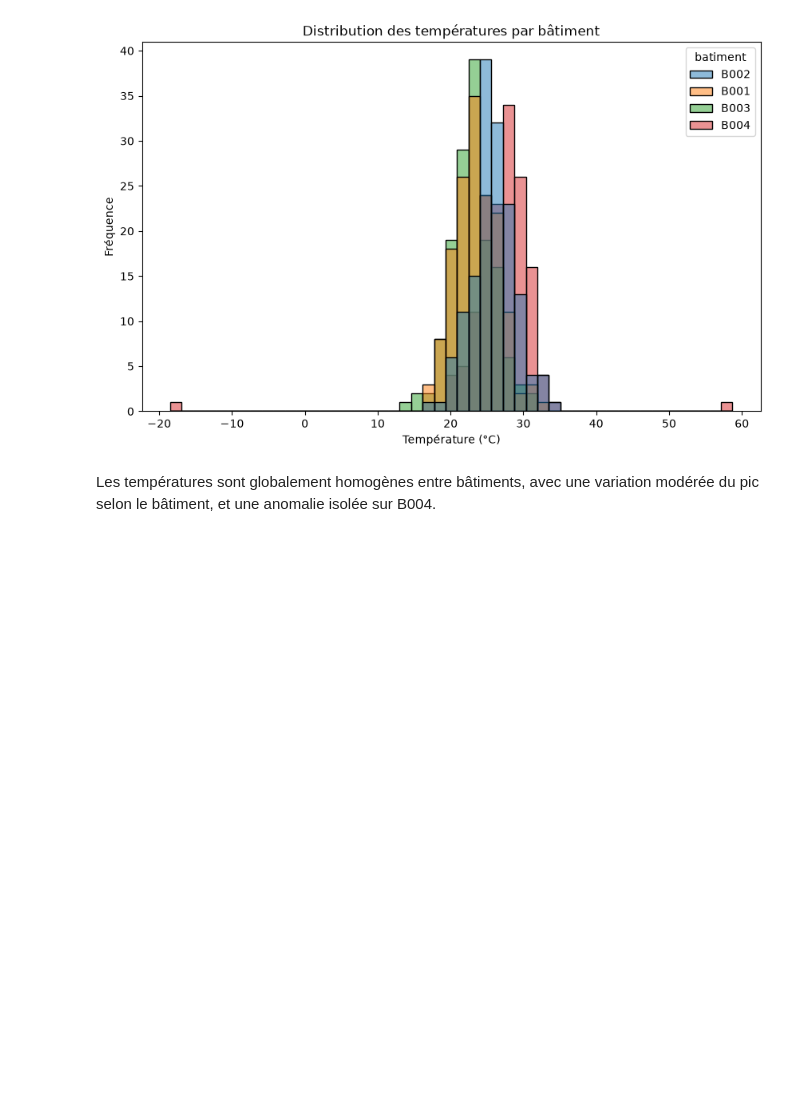
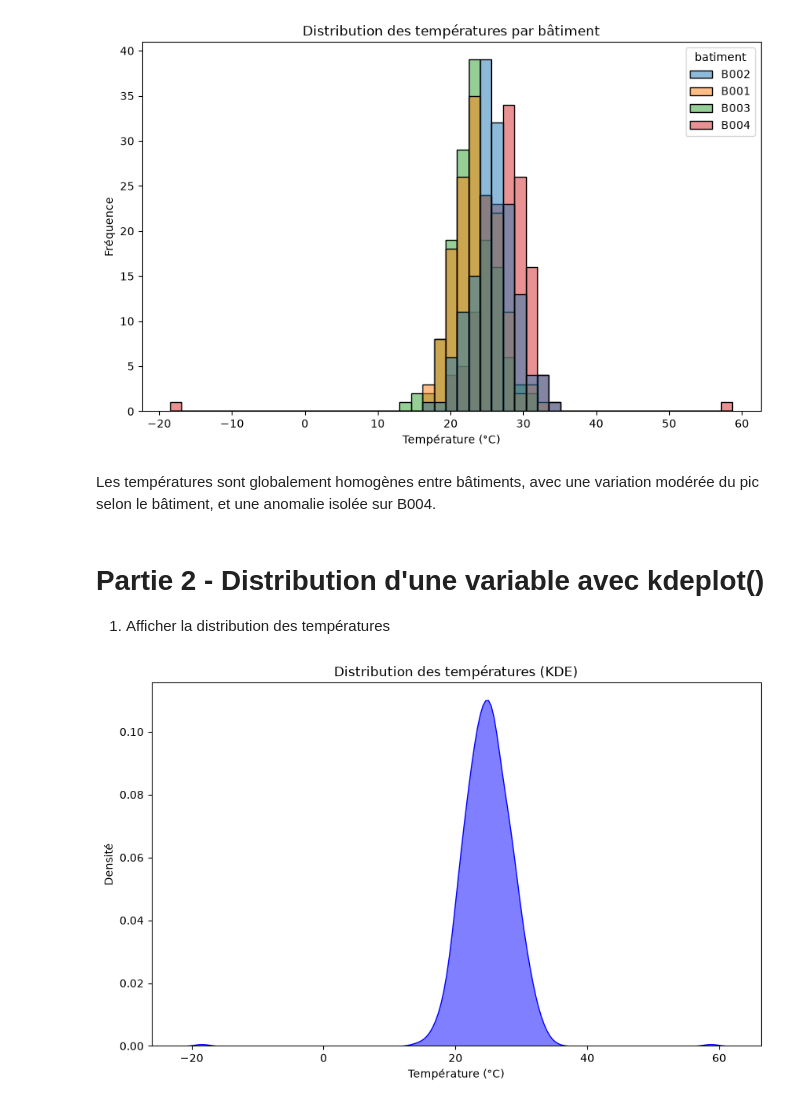
Before and after one commit to Atou-D10/atelier_seaborn_iot, a Jupyter notebook: notebooks/atelier_seaborn_iot.ipynb, the cells around one changed output. Saved outputs shown, nothing was run; the diff lists cells and outputs as text; code cells hidden in the pictures; blank space fills up the shorter version.

Commit message:
Partie 2 (1) : Affichage de la distribution des temperatures avec kdeplot

```diff
--- a/notebooks/atelier_seaborn_iot.ipynb
+++ b/notebooks/atelier_seaborn_iot.ipynb
@@ -146,3 +146,19 @@ plt.show()
 [figure]
 # %% [markdown]
 Les températures sont globalement homogènes entre bâtiments, avec une variation modérée du pic selon le bâtiment, et une anomalie isolée sur B004.
+# %% [markdown]
+# Partie 2 - Distribution d'une variable avec kdeplot()
+
+1) Afficher la distribution des températures
+# %%
+# kdeplot affiche une estimation de densite (courbe lissee) de la distribution,
+# plus lisible qu'un histogramme pour voir la forme generale de la repartition.
+# fill=True permet de remplir la zone sous la courbe, alpha=0.5 ajuste la transparence, color="blue" change la couleur de la courbe.
+plt.figure(figsize=(10, 6))
+sns.kdeplot(data=df, x="temperature",fill=True, alpha=0.5, color="blue")
+plt.title("Distribution des températures (KDE)")
+plt.xlabel("Température (°C)")
+plt.ylabel("Densité")
+plt.show()
+# %% [output]
+[figure, added]
```
